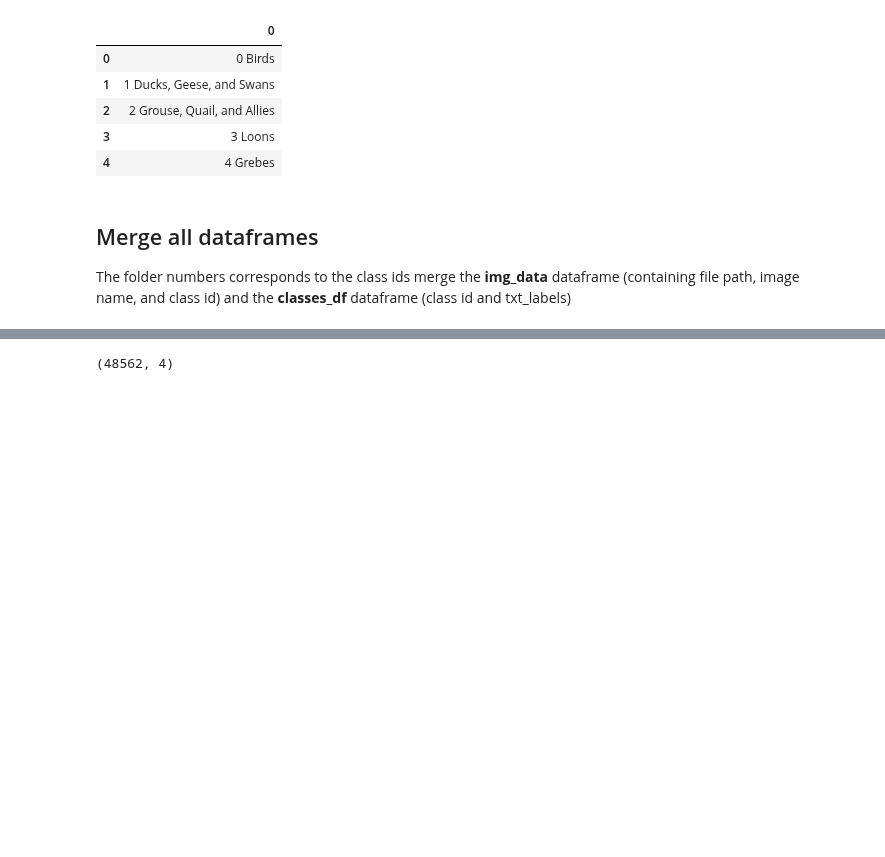
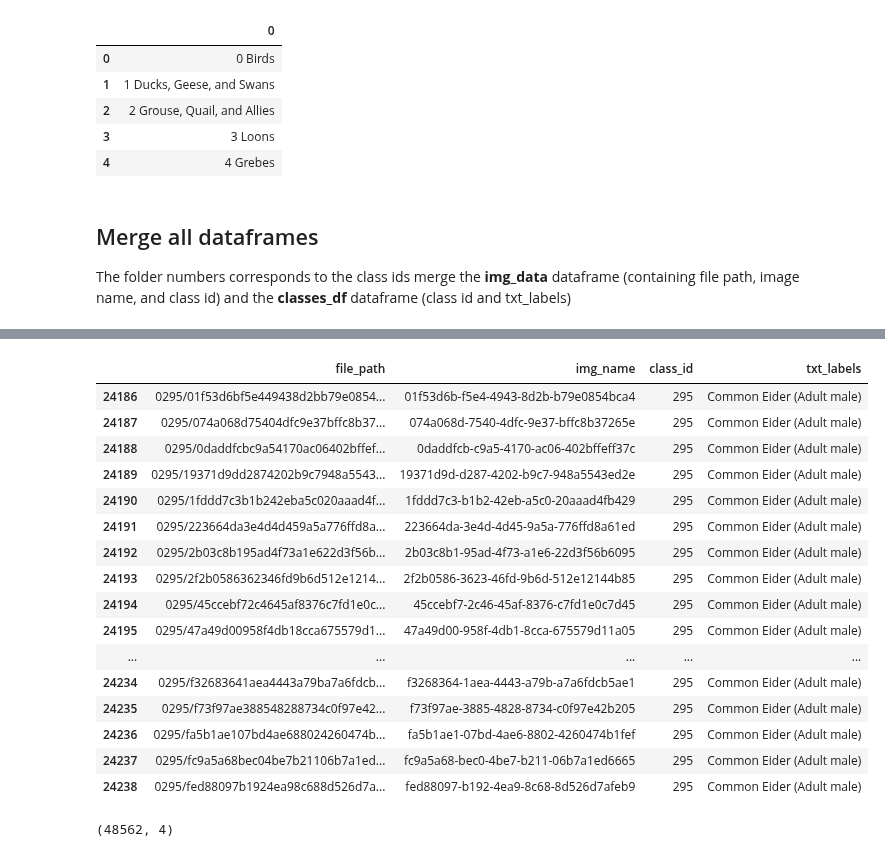
Before and after one commit to cwong690/Birdex, a Jupyter notebook: image_prep.ipynb, the cells around one changed output, grey strips where cells are left out. Saved outputs shown, nothing was run; the diff lists cells and outputs as text; code cells hidden in the pictures; blank space fills up the shorter version.

```diff
--- a/image_prep.ipynb
+++ b/image_prep.ipynb
@@ -334,3 +318,23 @@ master_df
+# %%
+master_df[master_df['class_id'] == 295]
+# %% [output]
+|  | file_path | img_name | class_id | txt_labels |
+| 24186 | 0295/01f53d6bf5e449438d2bb79e0854... | 01f53d6b-f5e4-4943-8d2b-b79e0854bca4 | 295 | Common Eider (Adult male) |
+| 24187 | 0295/074a068d75404dfc9e37bffc8b37... | 074a068d-7540-4dfc-9e37-bffc8b37265e | 295 | Common Eider (Adult male) |
+| 24188 | 0295/0daddfcbc9a54170ac06402bffef... | 0daddfcb-c9a5-4170-ac06-402bffeff37c | 295 | Common Eider (Adult male) |
+| 24189 | 0295/19371d9dd2874202b9c7948a5543... | 19371d9d-d287-4202-b9c7-948a5543ed2e | 295 | Common Eider (Adult male) |
+| 24190 | 0295/1fddd7c3b1b242eba5c020aaad4f... | 1fddd7c3-b1b2-42eb-a5c0-20aaad4fb429 | 295 | Common Eider (Adult male) |
+| 24191 | 0295/223664da3e4d4d459a5a776ffd8a... | 223664da-3e4d-4d45-9a5a-776ffd8a61ed | 295 | Common Eider (Adult male) |
+| 24192 | 0295/2b03c8b195ad4f73a1e622d3f56b... | 2b03c8b1-95ad-4f73-a1e6-22d3f56b6095 | 295 | Common Eider (Adult male) |
+| 24193 | 0295/2f2b0586362346fd9b6d512e1214... | 2f2b0586-3623-46fd-9b6d-512e12144b85 | 295 | Common Eider (Adult male) |
+| 24194 | 0295/45ccebf72c4645af8376c7fd1e0c... | 45ccebf7-2c46-45af-8376-c7fd1e0c7d45 | 295 | Common Eider (Adult male) |
+| 24195 | 0295/47a49d00958f4db18cca675579d1... | 47a49d00-958f-4db1-8cca-675579d11a05 | 295 | Common Eider (Adult male) |
+| ... | ... | ... | ... | ... |
+| 24234 | 0295/f32683641aea4443a79ba7a6fdcb... | f3268364-1aea-4443-a79b-a7a6fdcb5ae1 | 295 | Common Eider (Adult male) |
+| 24235 | 0295/f73f97ae388548288734c0f97e42... | f73f97ae-3885-4828-8734-c0f97e42b205 | 295 | Common Eider (Adult male) |
+| 24236 | 0295/fa5b1ae107bd4ae688024260474b... | fa5b1ae1-07bd-4ae6-8802-4260474b1fef | 295 | Common Eider (Adult male) |
+| 24237 | 0295/fc9a5a68bec04be7b21106b7a1ed... | fc9a5a68-bec0-4be7-b211-06b7a1ed6665 | 295 | Common Eider (Adult male) |
+| 24238 | 0295/fed88097b1924ea98c688d526d7a... | fed88097-b192-4ea9-8c68-8d526d7afeb9 | 295 | Common Eider (Adult male) |
 # %%
 master_df.shape
 # %% [output]
```
Also changed, not shown: parts of 5 cells of this notebook.
